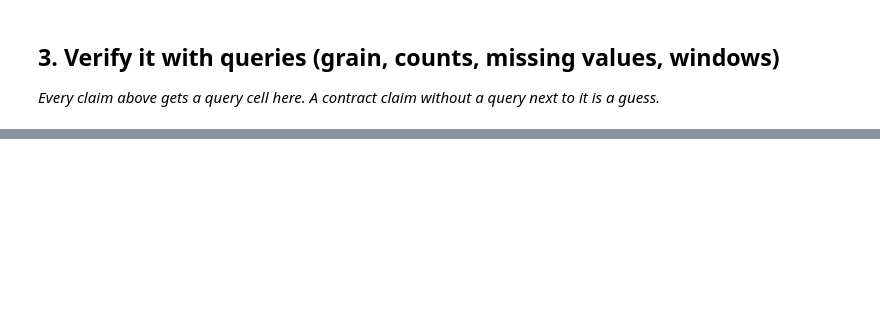
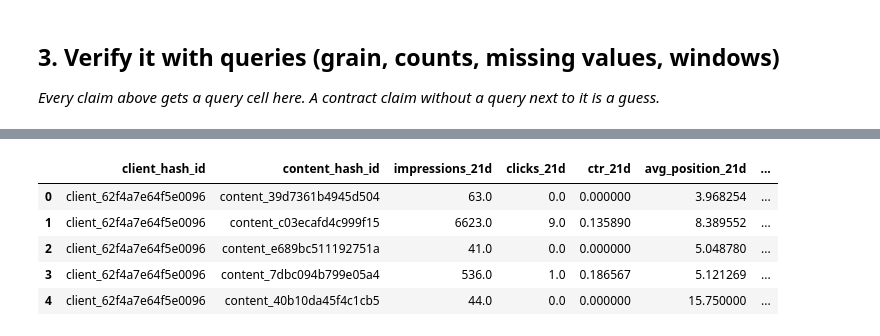
Before and after one commit to damiannogueira/flyrank-ml-intership, a Jupyter notebook: work/notebooks/w03_data_contract.ipynb, the cells around one changed output, grey strips where cells are left out. Saved outputs shown, nothing was run; the diff lists cells and outputs as text; code cells hidden in the pictures; blank space fills up the shorter version.

Commit message:
feat: complete ML-04 search intelligence data contract

```diff
--- a/work/notebooks/w03_data_contract.ipynb
+++ b/work/notebooks/w03_data_contract.ipynb
@@ -22,0 +42,8 @@ This skeleton is yours to fill. Work the sections **in order** — each one has
+# %%
+# Define the March 2026 warehouse partition used throughout the notebook.
+
+MARCH_REL = """
+read_parquet(
+    'hf://datasets/FlyRank/internship-warehouse/fact_content_daily_performance/month=2026-03/*.parquet'
+)
+"""
@@ -46,0 +152,43 @@ Before you submit, confirm each line honestly:
+# %%
+# Build exactly five pre-decision features from March 1-21.
+# Only rows with explicitly available GSC data are used.
+
+feature_frame = con.sql(f"""
+    SELECT
+        client_hash_id,
+        content_hash_id,
+
+        SUM(gsc_impressions) AS impressions_21d,
+        SUM(gsc_clicks) AS clicks_21d,
+
+        100.0 * SUM(gsc_clicks)
+            / NULLIF(SUM(gsc_impressions), 0) AS ctr_21d,
+
+        SUM(gsc_sum_position)
+            / NULLIF(SUM(gsc_impressions), 0) AS avg_position_21d,
+
+        COUNT(DISTINCT CASE
+            WHEN gsc_impressions > 0 THEN report_date
+        END) AS active_days_21d
+
+    FROM {MARCH_REL}
+
+    WHERE
+        gsc_data_available IS TRUE
+        AND report_date BETWEEN DATE '2026-03-01' AND DATE '2026-03-21'
+
+    GROUP BY
+        client_hash_id,
+        content_hash_id
+
+    HAVING SUM(gsc_impressions) > 0
+""").df()
+
+feature_frame.head()
+# %% [output]
+|  | client_hash_id | content_hash_id | impressions_21d | clicks_21d | ctr_21d | avg_position_21d | ... |
+| 0 | client_62f4a7e64f5e0096 | content_39d7361b4945d504 | 63.0 | 0.0 | 0.000000 | 3.968254 | ... |
+| 1 | client_62f4a7e64f5e0096 | content_c03ecafd4c999f15 | 6623.0 | 9.0 | 0.135890 | 8.389552 | ... |
+| 2 | client_62f4a7e64f5e0096 | content_e689bc511192751a | 41.0 | 0.0 | 0.000000 | 5.048780 | ... |
+| 3 | client_62f4a7e64f5e0096 | content_7dbc094b799e05a4 | 536.0 | 1.0 | 0.186567 | 5.121269 | ... |
+| 4 | client_62f4a7e64f5e0096 | content_40b10da45f4c1cb5 | 44.0 | 0.0 | 0.000000 | 15.750000 | ... |
```
Also changed, not shown: parts of 24 cells of this notebook.
